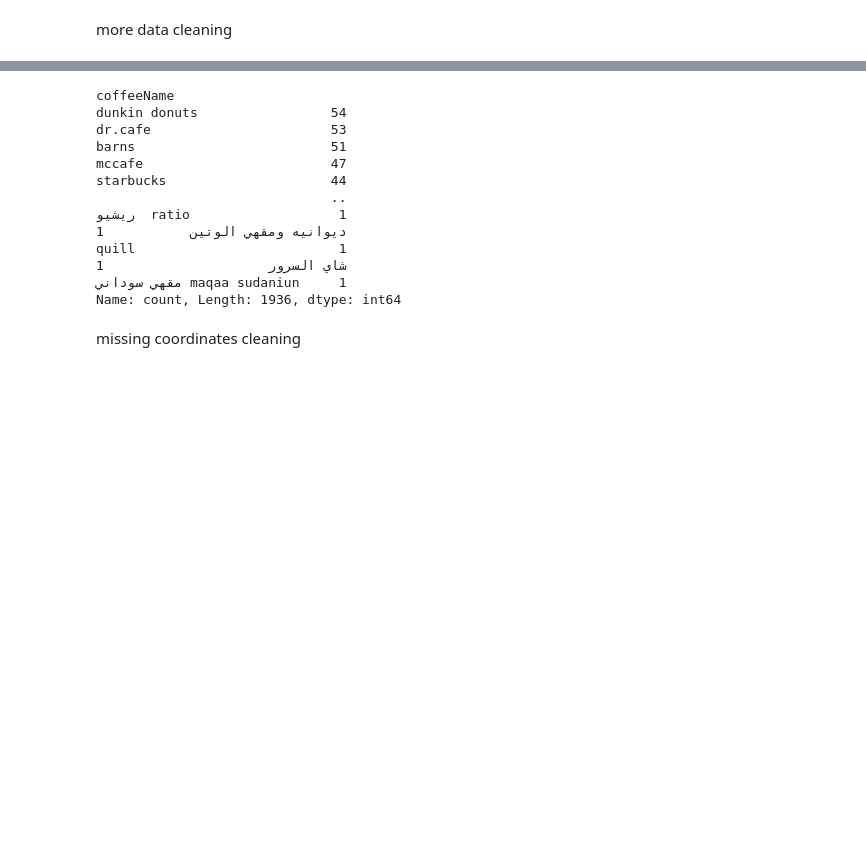
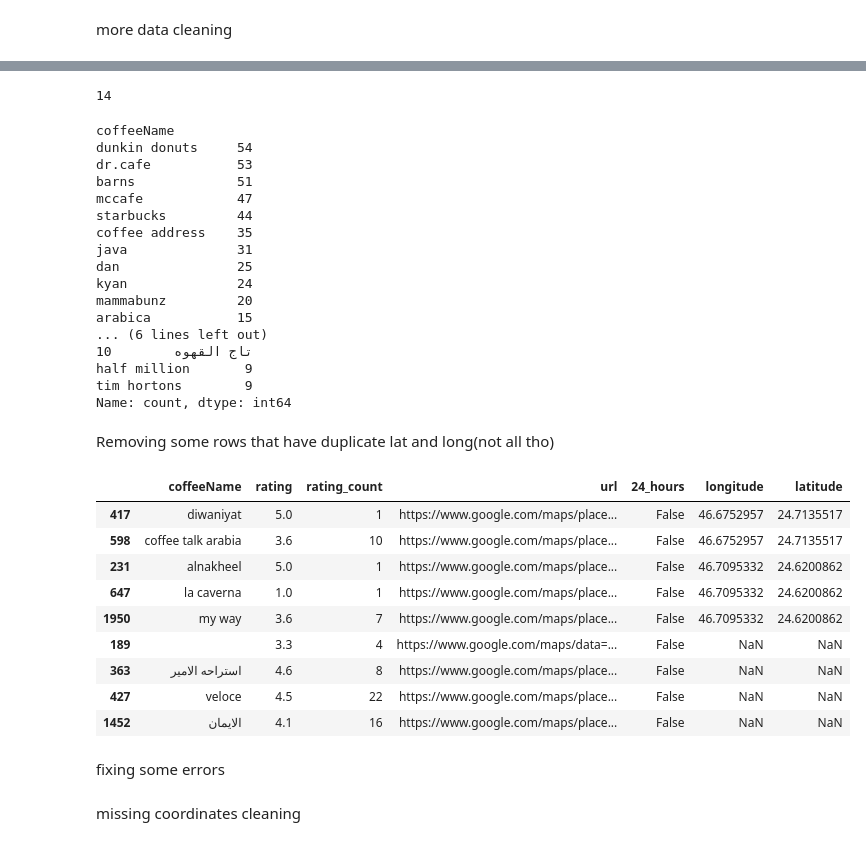
Before and after one commit to TurkiAlrasheed/coffee-explorer-riyadh, a Jupyter notebook: eda.ipynb, the cells around one changed output, grey strips where cells are left out. Saved outputs shown, nothing was run; the diff lists cells and outputs as text; code cells hidden in the pictures; blank space fills up the shorter version.

```diff
--- a/eda.ipynb
+++ b/eda.ipynb
@@ -100,0 +81,3 @@ cafes[cafes['coffeeName']=='مقهي كيان الافراح']['url'].iloc[0]
+# %%
+pd.set_option('display.max_colwidth', None)
+cafes[cafes['coffeeName']=='ديوانيه مزاج الراحه']
@@ -160,16 +218,26 @@ more data cleaning
+# %%
+len(cleaned_words)
+# %% [output]
+14
 # %%
-cafes.coffeeName.value_counts()
+cafes.coffeeName.value_counts().head(20)
 # %% [output]
 coffeeName
-dunkin donuts                 54
-dr.cafe                       53
-barns                         51
-mccafe                        47
-starbucks                     44
-                              ..
-ريشيو  ratio                   1
-ديوانيه ومقهي الوتين           1
-quill                          1
-شاي السرور                     1
-مقهي سوداني maqaa sudaniun     1
-Name: count, Length: 1936, dtype: int64
+dunkin donuts     54
+dr.cafe           53
+barns             51
+mccafe            47
+starbucks         44
+coffee address    35
+java              31
+dan               25
+kyan              24
+mammabunz         20
+arabica           15
+... (6 lines left out)
+تاج القهوه        10
+half million       9
+tim hortons        9
+Name: count, dtype: int64
+# %% [markdown]
+Removing some rows that have duplicate lat and long(not all tho)
@@ -175,0 +246,17 @@ Name: count, Length: 1936, dtype: int64
+# %%
+mask = cafes.duplicated(subset=['latitude', 'longitude'], keep=False)
+duplicates = cafes[mask].sort_values(['longitude','latitude'])
+duplicates
+# %% [output]
+|  | coffeeName | rating | rating_count | url | 24_hours | longitude | latitude |
+| 417 | diwaniyat | 5.0 | 1 | https://www.google.com/maps/place... | False | 46.6752957 | 24.7135517 |
+| 598 | coffee talk arabia | 3.6 | 10 | https://www.google.com/maps/place... | False | 46.6752957 | 24.7135517 |
+| 231 | alnakheel | 5.0 | 1 | https://www.google.com/maps/place... | False | 46.7095332 | 24.6200862 |
+| 647 | la caverna | 1.0 | 1 | https://www.google.com/maps/place... | False | 46.7095332 | 24.6200862 |
+| 1950 | my way | 3.6 | 7 | https://www.google.com/maps/place... | False | 46.7095332 | 24.6200862 |
+| 189 |  | 3.3 | 4 | https://www.google.com/maps/data=... | False | NaN | NaN |
+| 363 | استراحه الامير | 4.6 | 8 | https://www.google.com/maps/place... | False | NaN | NaN |
+| 427 | veloce | 4.5 | 22 | https://www.google.com/maps/place... | False | NaN | NaN |
+| 1452 | الايمان | 4.1 | 16 | https://www.google.com/maps/place... | False | NaN | NaN |
+# %% [markdown]
+fixing some errors
```
Also changed, not shown: parts of 18 cells of this notebook.
